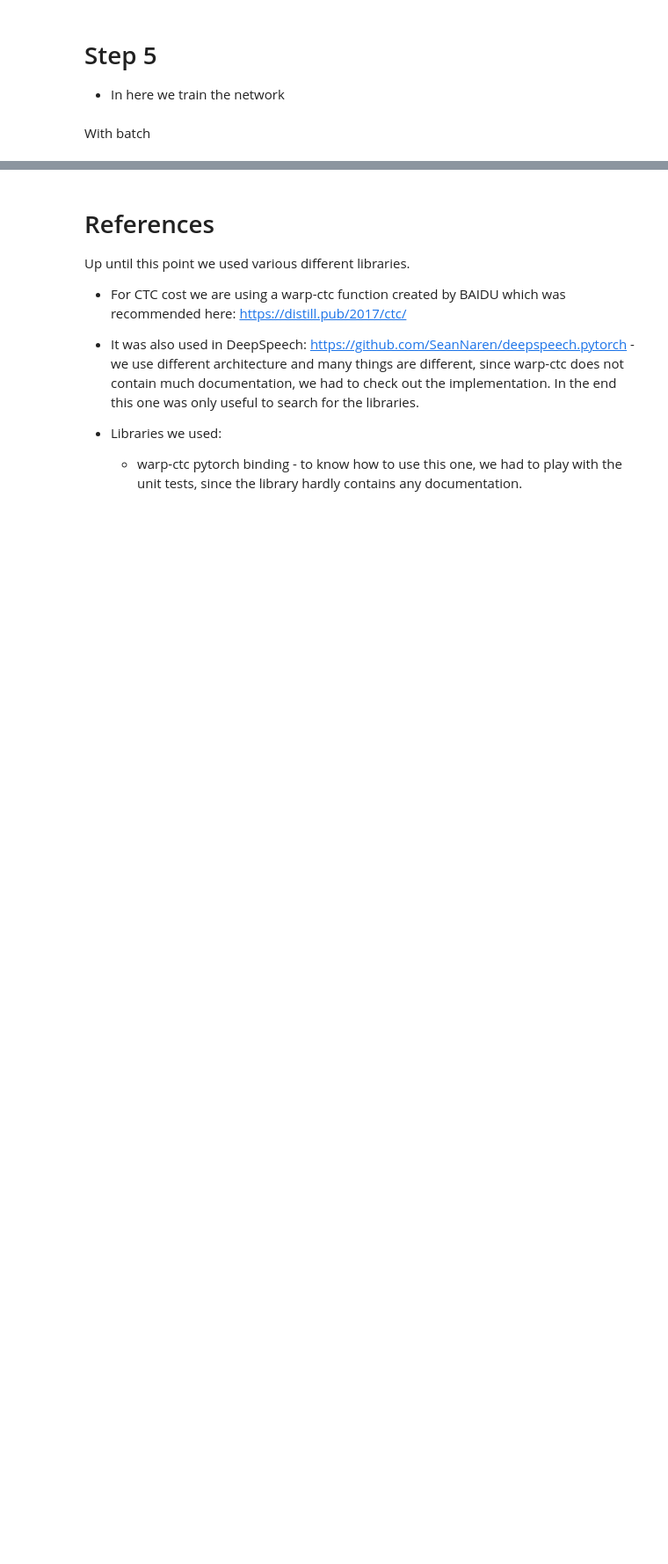
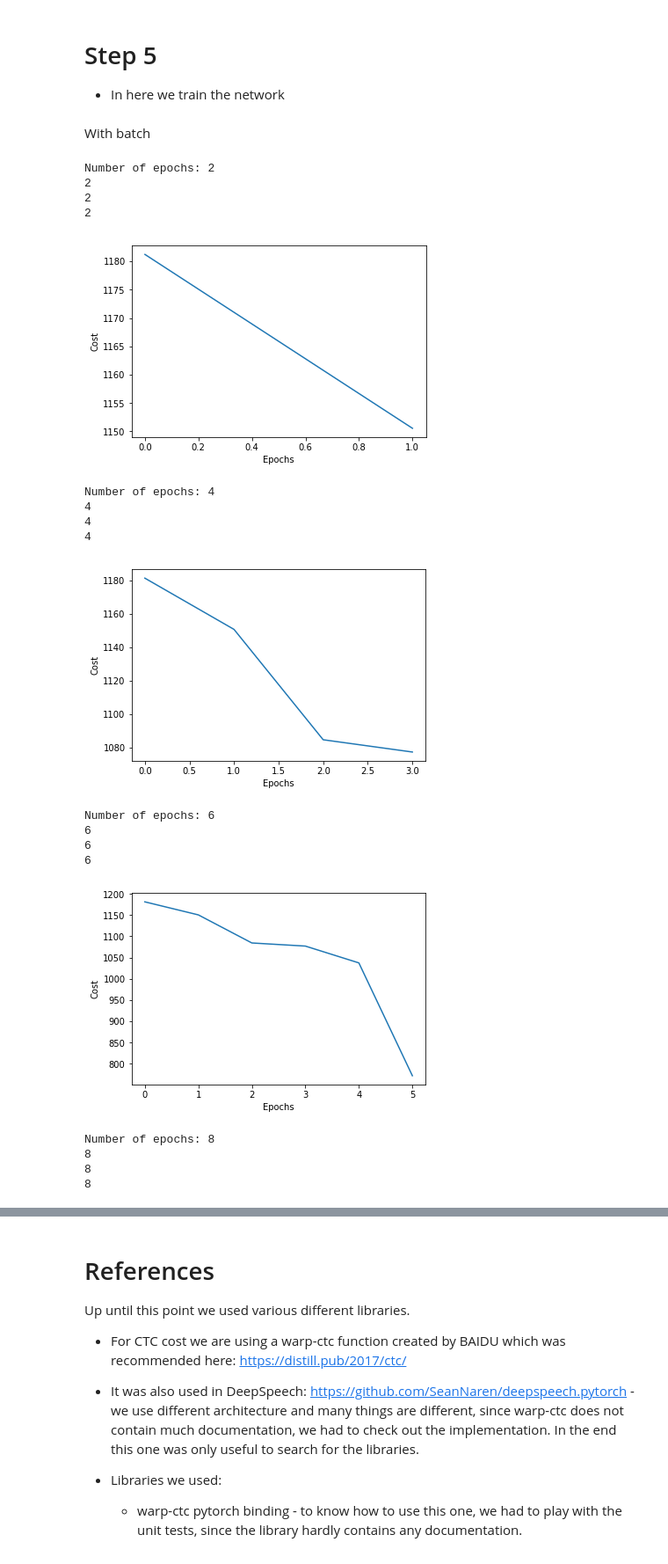
Before and after one commit to Davide01/automatic-speech-recognition, a Jupyter notebook: Sound-preprocessing_1.ipynb, the cells around one changed output, grey strips where cells are left out. Shown at 88% size. Drawn from its saved outputs; the diff is of its cells as text; code cells hidden in the pictures; blank space fills up the shorter version.

```diff
--- a/Sound-preprocessing_1.ipynb
+++ b/Sound-preprocessing_1.ipynb
@@ -303,7 +303,7 @@ from torch.nn import Linear, Conv2d, BatchNorm2d, MaxPool1d, Dropout2d, Conv1d
 from torch.nn.functional import relu, elu, relu6, sigmoid, tanh, softmax
 # %%
 # hyperameters of the model
-num_classes = 40
+num_classes = 28
 channels = 40
 height = 641
 width = 40
@@ -397,7 +397,7 @@ stride_conv10 = (1, 1) # [stride_height, stride_width]
 padding_conv10 = (0,0)
 dilation_conv10 = (1,1)
 
-batch_size=48
+batch_size=1
 num_l1 = 512
 dilation=1
 
@@ -577,9 +577,9 @@ optimizer = optim.Adam(net.parameters(), lr=0.0001)
 * number of samples used for training
 * number of epochs for the training
 # %%
-num_epochs = 1000
+num_epochs = 50
 valid_epochs=10
-num_samples = 948
+num_samples = 5
 all_labels= [
     "-",
     "A",
@@ -611,5 +611,6 @@ all_labels= [
     " ",
 ]
 print(all_labels)
+all_labels[0]
 # %% [output]
 ['-', 'A', 'B', 'C', 'D', 'E', 'F', 'G', 'H', 'I', 'J', 'K', 'L', 'M', 'N', 'O', 'P', 'Q', 'R', 'S', 'T', 'U', 'V', 'W', 'X', 'Y', 'Z', ' ']
@@ -701,31 +703,53 @@ while epoch < num_epochs:
 
     #evaluation not really implemented yet.
     if(epoch%valid_epochs == 0 and epoch > 0):
         net.eval()
         with torch.no_grad():
             indices = [0]*batch_size
 
             for j in range(batch_size):
                 indices[j] = random.randint(0, len(Ms_valid) - 1)
             print(indices)
 
             avg_error_rate = 0
             for j in range(batch_size):
                 sample = numpy.empty([batch_size,40, 641])
-                sample[0][0] = Ms_valid[j][0].T
+                sample[j] = Ms_valid[j][0]
 
 
 
                 out = net(Variable(torch.from_numpy(sample).float()))
+
+                print(out.shape)
 
                 ground_truth = ''.join(labels_valid[j])
                 predicted = ''.join(greedy_decoder(out[0], all_labels))
                 print("Predicted: " + predicted)
                 print("Ground truth: " + ground_truth)
                 wer = WER(predicted, ground_truth)
                 print("WER: ")
                 print(wer)
                 avg_error_rate = avg_error_rate + wer
 
             avg_error_rate/batch_size
             error_rates.append(avg_error_rate)
+# %% [output]
+Number of epochs: 2
+2
+2
+2
+[figure, added]
+Number of epochs: 4
+4
+4
+4
+[figure, added]
+Number of epochs: 6
+6
+6
+6
+[figure, added]
+Number of epochs: 8
+8
+8
+8
```
Also changed, not shown: parts of 2 cells of this notebook.
